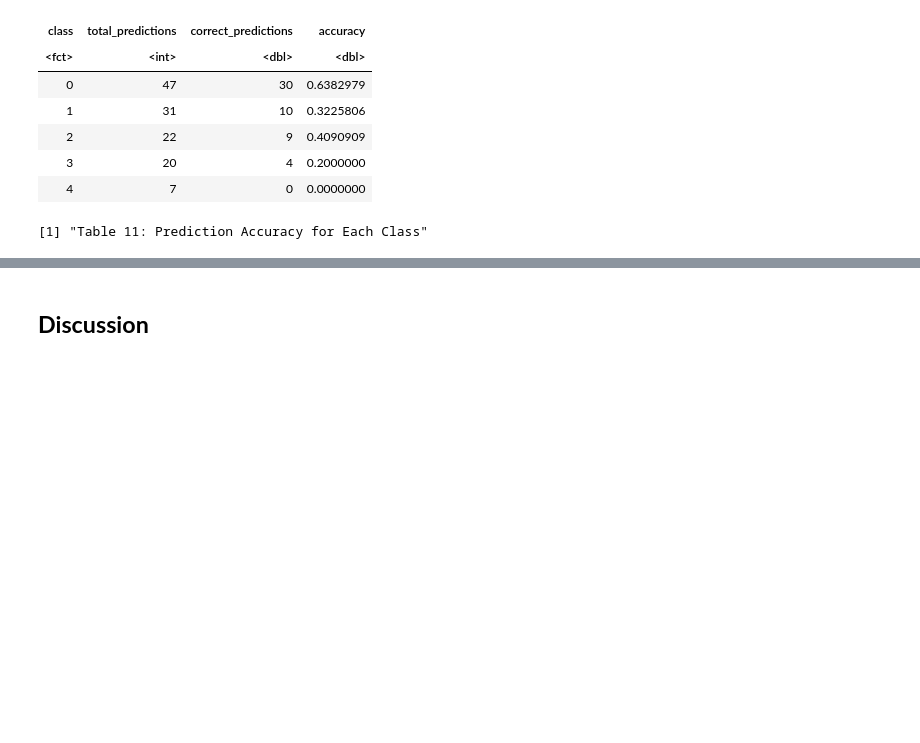
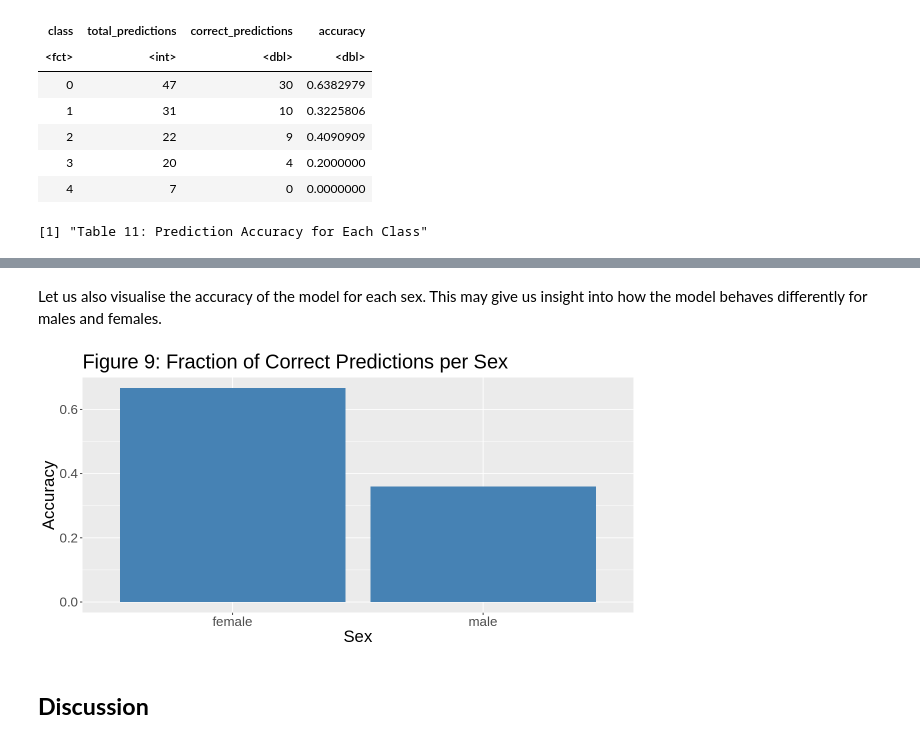
Before and after one commit to sachit-sharma/dsci-100-group-project-group53, a Jupyter notebook: project_report.ipynb, the cells around one changed output, grey strips where cells are left out. Drawn from its saved outputs; the diff is of its cells as text; code cells hidden in the pictures; blank space fills up the shorter version.

```diff
--- a/project_report.ipynb
+++ b/project_report.ipynb
@@ -626,3 +626,37 @@ accuracy_plot_classes
+# %% [markdown]
+Let us also visualise the accuracy of the model for each sex. This may give us insight into how the model behaves differently for males and females.
+# %%
+options(repr.plot.width = 10, repr.plot.height = 5)
+male_preds <-  heart_disease_predictions |>
+               filter(sex == 1) |>
+               summarize(count = n()) |>
+               pull(count)
+female_preds <-  heart_disease_predictions |>
+               filter(sex == 0) |>
+               summarize(count = n()) |>
+               pull(count)
+
+heart_disease_predictions_male <- heart_disease_predictions |>
+                                  filter(.pred_class == class, sex == 1) |>
+                                  summarize(male = n()/male_preds)
+
+heart_disease_predictions_female <- heart_disease_predictions |>
+                                  filter(.pred_class == class, sex == 0) |>
+                                  summarize(female = n()/female_preds)
+
+
+accuracy_vs_sex <-  heart_disease_predictions_female |>
+                    bind_cols(heart_disease_predictions_male) |>
+                    pivot_longer(male:female, names_to = "Sex", values_to = "prediction_accuracy") |>
+                    ggplot(aes (x = Sex, y = prediction_accuracy)) +
+                    geom_bar(stat = "identity", fill = "steelblue") +
+                    labs(x = "Sex", y = "Accuracy") +
+                    ggtitle ("Figure 9: Fraction of Correct Predictions per Sex") +
+                    theme(text = element_text(size = 20))
+
+accuracy_vs_sex
+# %% [output]
+[figure, added]
 # %% [markdown]
 ## <b>Discussion<b>
 # %% [markdown]
```
Also changed, not shown: parts of 1 cell of this notebook.
